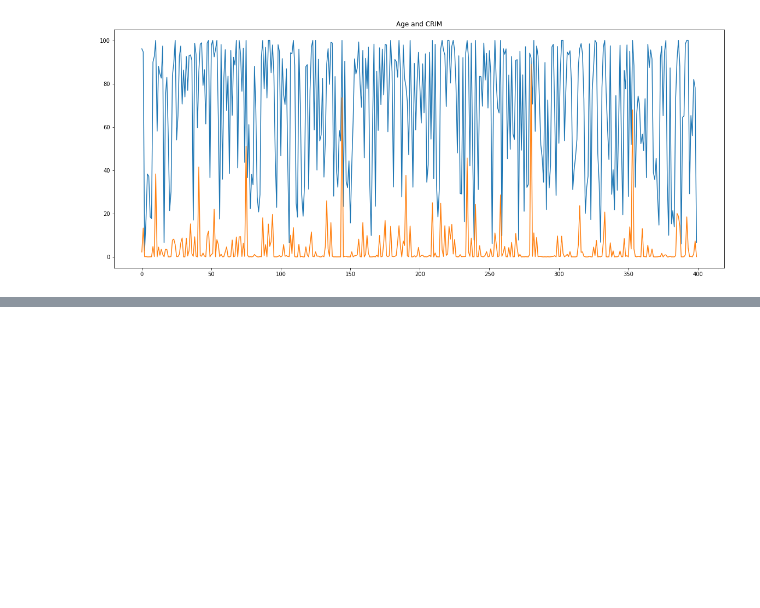
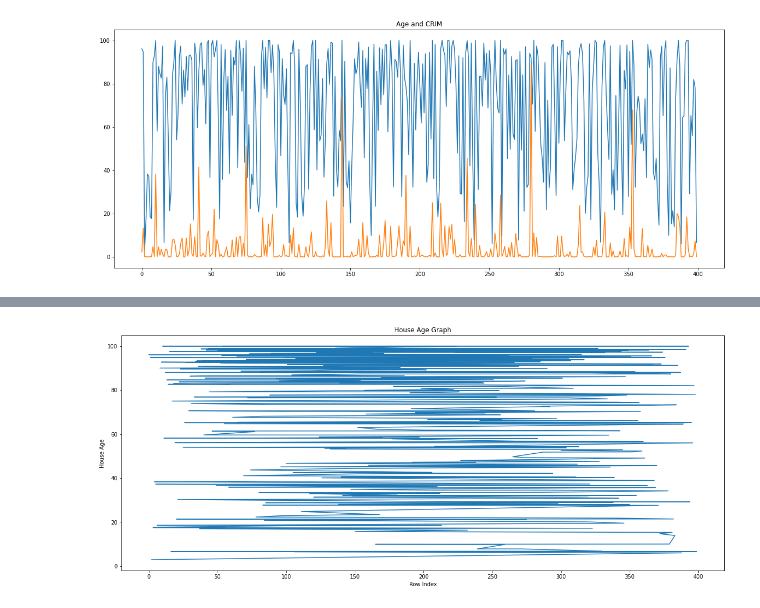
Before and after one commit to vinay2k2/HealthcareBasicsAndImageProcessing, a Jupyter notebook: VisualizationTemplate.ipynb, the cells around one changed output, grey strips where cells are left out. Cells and saved outputs as stored; diff of their text form; code cells hidden in the pictures; blank space fills up the shorter version.

```diff
--- a/VisualizationTemplate.ipynb
+++ b/VisualizationTemplate.ipynb
@@ -118,0 +138,11 @@ plt.show() # in jupyter notebook this is not important however for other editors
+# %%
+from IPython.core.pylabtools import figsize
+plt.figure(figsize=(20,8))
+plt.plot(boston_df['AGE'].sort_values())
+plt.xlabel("Row Index")
+plt.ylabel("House Age")
+plt.title("House Age Graph")
+plt.show()
+# This looks bad so we can make the values unique to obtain a line chart
+# %% [output]
+[figure, added]
```
Also changed, not shown: parts of 9 cells of this notebook.
